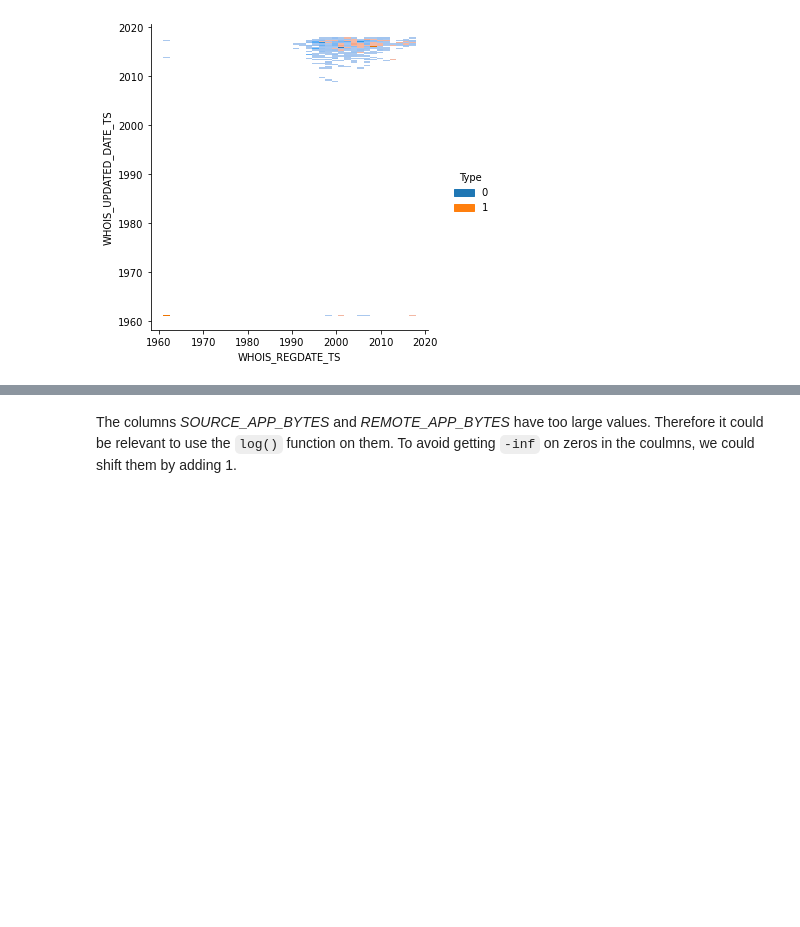
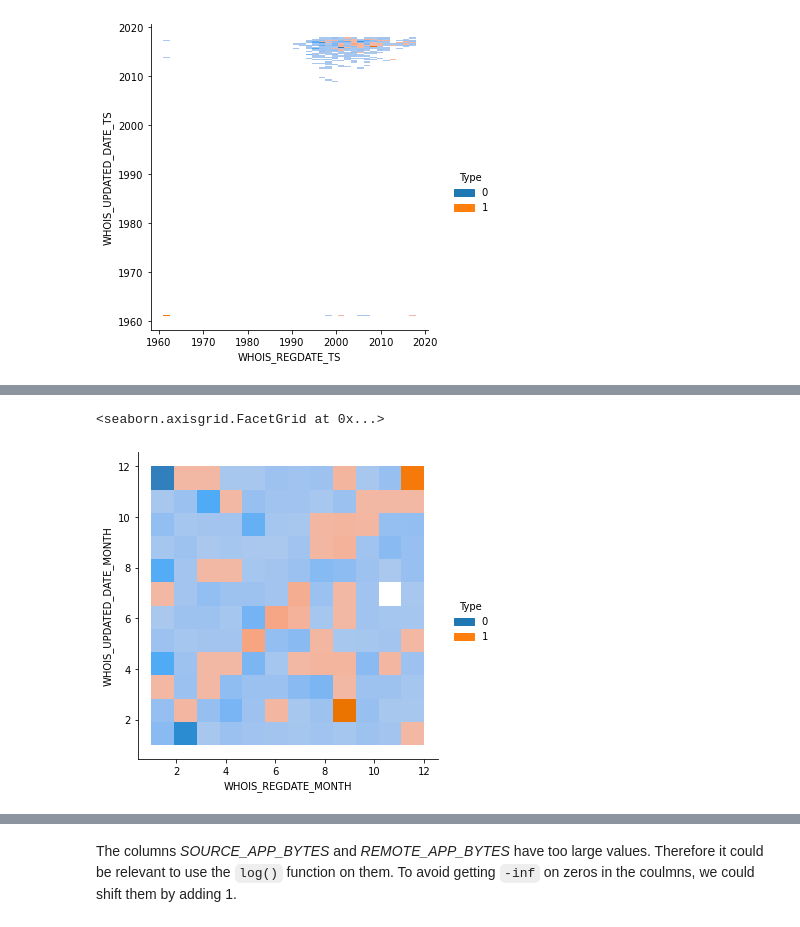
Before and after one commit to Jonkil/ML-project-2021-ESIEE, a Jupyter notebook: notebook_2.ipynb, the cells around one changed output, grey strips where cells are left out. Saved outputs shown, nothing was run; the diff lists cells and outputs as text; code cells hidden in the pictures; blank space fills up the shorter version.

```diff
--- a/notebook_2.ipynb
+++ b/notebook_2.ipynb
@@ -561,0 +587,6 @@ for i, col in enumerate(usable_numeric_columns):
+# %%
+# this plot is a scatterplot of two features where dots are colored after the 'Type' variable
+sns.displot(df_train, x='WHOIS_REGDATE_MONTH', y='WHOIS_UPDATED_DATE_MONTH', hue = 'Type')
+# %% [output]
+<seaborn.axisgrid.FacetGrid at 0x...>
+[figure, added]
```
Also changed, not shown: parts of 25 cells of this notebook.
